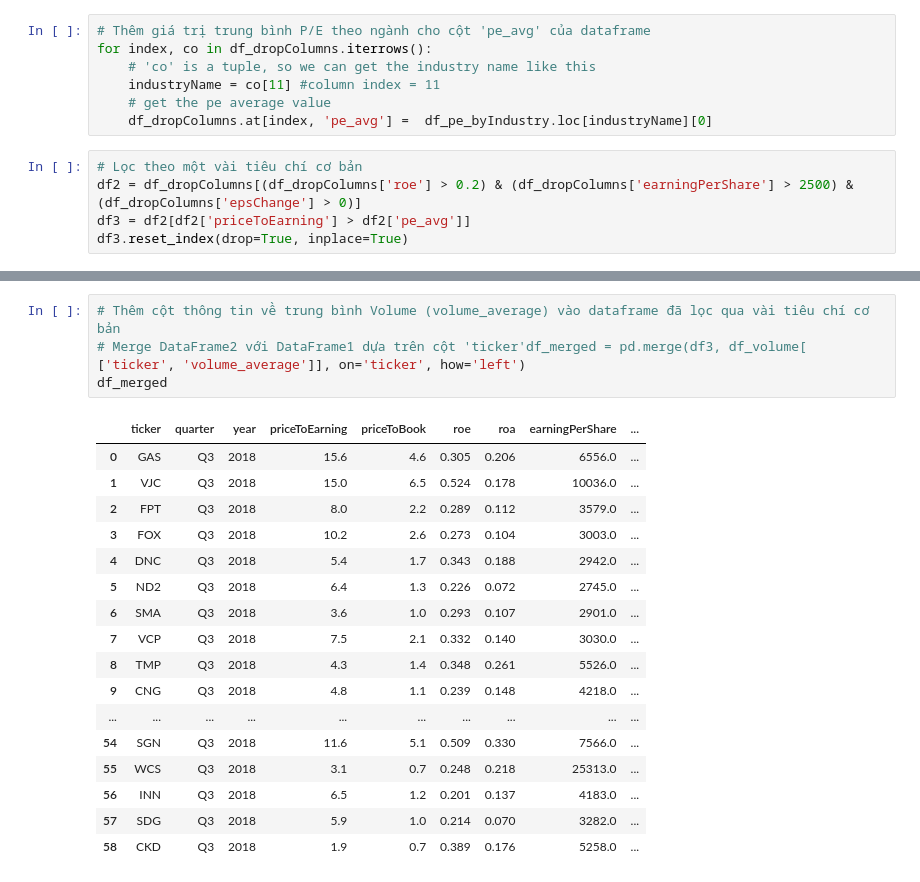
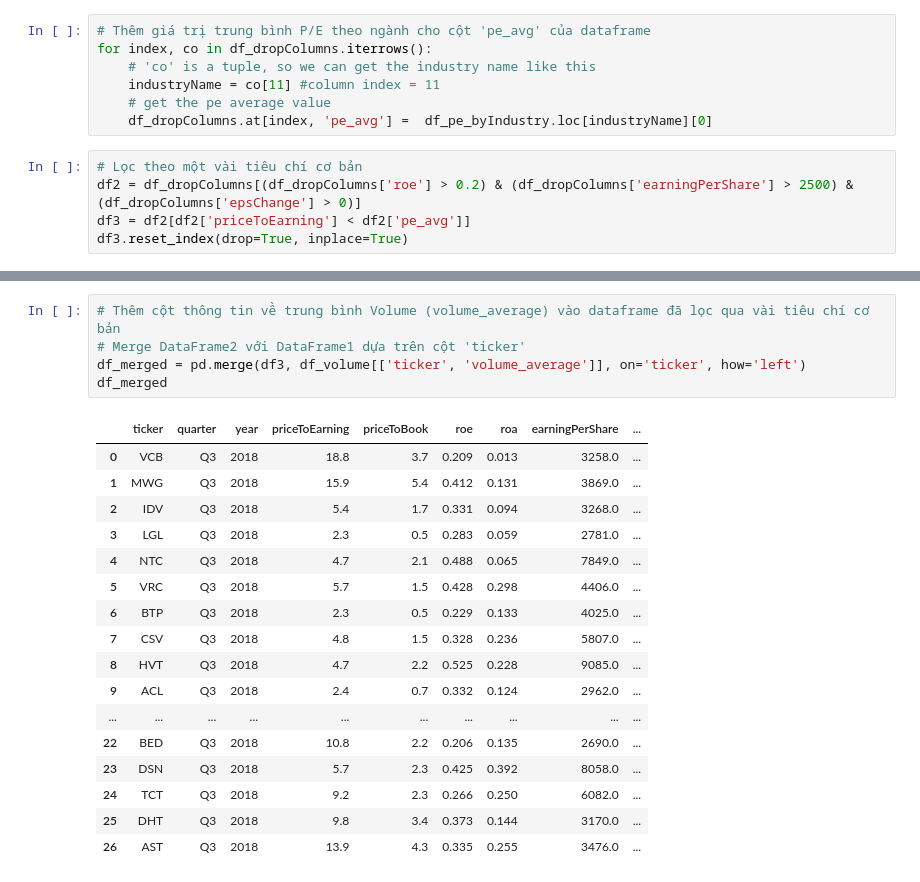
Before and after one commit to jsyizdabet/Attacker-2024, a Jupyter notebook: stock_filtering/past_final.ipynb, the cells around one changed output, grey strips where cells are left out. Cells and saved outputs as stored; diff of their text form.

```diff
--- a/stock_filtering/past_final.ipynb
+++ b/stock_filtering/past_final.ipynb
@@ -56,7 +56,7 @@ for index, co in df_dropColumns.iterrows():
 # %%
 # Lọc theo một vài tiêu chí cơ bản
 df2 = df_dropColumns[(df_dropColumns['roe'] > 0.2) & (df_dropColumns['earningPerShare'] > 2500) & (df_dropColumns['epsChange'] > 0)]
-df3 = df2[df2['priceToEarning'] > df2['pe_avg']]
+df3 = df2[df2['priceToEarning'] < df2['pe_avg']]
 df3.reset_index(drop=True, inplace=True)
 # %%
 print("Total company: ", len(df3))
@@ -115,26 +115,26 @@ mean of last 20  sessions 0.0
 # %%
 # Thêm cột thông tin về trung bình Volume (volume_average) vào dataframe đã lọc qua vài tiêu chí cơ bản
-# Merge DataFrame2 với DataFrame1 dựa trên cột 'ticker'df_merged = pd.merge(df3, df_volume[
-['ticker', 'volume_average']], on='ticker', how='left')
+# Merge DataFrame2 với DataFrame1 dựa trên cột 'ticker'
+df_merged = pd.merge(df3, df_volume[['ticker', 'volume_average']], on='ticker', how='left')
 df_merged
 # %% [output]
 |  | ticker | quarter | year | priceToEarning | priceToBook | roe | roa | earningPerShare | ... |
-| 0 | GAS | Q3 | 2018 | 15.6 | 4.6 | 0.305 | 0.206 | 6556.0 | ... |
-| 1 | VJC | Q3 | 2018 | 15.0 | 6.5 | 0.524 | 0.178 | 10036.0 | ... |
-| 2 | FPT | Q3 | 2018 | 8.0 | 2.2 | 0.289 | 0.112 | 3579.0 | ... |
-| 3 | FOX | Q3 | 2018 | 10.2 | 2.6 | 0.273 | 0.104 | 3003.0 | ... |
-| 4 | DNC | Q3 | 2018 | 5.4 | 1.7 | 0.343 | 0.188 | 2942.0 | ... |
-| 5 | ND2 | Q3 | 2018 | 6.4 | 1.3 | 0.226 | 0.072 | 2745.0 | ... |
-| 6 | SMA | Q3 | 2018 | 3.6 | 1.0 | 0.293 | 0.107 | 2901.0 | ... |
-| 7 | VCP | Q3 | 2018 | 7.5 | 2.1 | 0.332 | 0.140 | 3030.0 | ... |
-| 8 | TMP | Q3 | 2018 | 4.3 | 1.4 | 0.348 | 0.261 | 5526.0 | ... |
-| 9 | CNG | Q3 | 2018 | 4.8 | 1.1 | 0.239 | 0.148 | 4218.0 | ... |
+| 0 | VCB | Q3 | 2018 | 18.8 | 3.7 | 0.209 | 0.013 | 3258.0 | ... |
+| 1 | MWG | Q3 | 2018 | 15.9 | 5.4 | 0.412 | 0.131 | 3869.0 | ... |
+| 2 | IDV | Q3 | 2018 | 5.4 | 1.7 | 0.331 | 0.094 | 3268.0 | ... |
+| 3 | LGL | Q3 | 2018 | 2.3 | 0.5 | 0.283 | 0.059 | 2781.0 | ... |
+| 4 | NTC | Q3 | 2018 | 4.7 | 2.1 | 0.488 | 0.065 | 7849.0 | ... |
+| 5 | VRC | Q3 | 2018 | 5.7 | 1.5 | 0.428 | 0.298 | 4406.0 | ... |
+| 6 | BTP | Q3 | 2018 | 2.3 | 0.5 | 0.229 | 0.133 | 4025.0 | ... |
+| 7 | CSV | Q3 | 2018 | 4.8 | 1.5 | 0.328 | 0.236 | 5807.0 | ... |
+| 8 | HVT | Q3 | 2018 | 4.7 | 2.2 | 0.525 | 0.228 | 9085.0 | ... |
+| 9 | ACL | Q3 | 2018 | 2.4 | 0.7 | 0.332 | 0.124 | 2962.0 | ... |
 | ... | ... | ... | ... | ... | ... | ... | ... | ... | ... |
-| 54 | SGN | Q3 | 2018 | 11.6 | 5.1 | 0.509 | 0.330 | 7566.0 | ... |
-| 55 | WCS | Q3 | 2018 | 3.1 | 0.7 | 0.248 | 0.218 | 25313.0 | ... |
-| 56 | INN | Q3 | 2018 | 6.5 | 1.2 | 0.201 | 0.137 | 4183.0 | ... |
-| 57 | SDG | Q3 | 2018 | 5.9 | 1.0 | 0.214 | 0.070 | 3282.0 | ... |
-| 58 | CKD | Q3 | 2018 | 1.9 | 0.7 | 0.389 | 0.176 | 5258.0 | ... |
+| 22 | BED | Q3 | 2018 | 10.8 | 2.2 | 0.206 | 0.135 | 2690.0 | ... |
+| 23 | DSN | Q3 | 2018 | 5.7 | 2.3 | 0.425 | 0.392 | 8058.0 | ... |
+| 24 | TCT | Q3 | 2018 | 9.2 | 2.3 | 0.266 | 0.250 | 6082.0 | ... |
+| 25 | DHT | Q3 | 2018 | 9.8 | 3.4 | 0.373 | 0.144 | 3170.0 | ... |
+| 26 | AST | Q3 | 2018 | 13.9 | 4.3 | 0.335 | 0.255 | 3476.0 | ... |
 # %%
 # Khối lượng giao dịch 20 phiên gần nhất > 100 ngàn
 df_result = df_merged[df_merged['volume_average'] > 100000]
```
Also changed, not shown: parts of 3 cells of this notebook, 5 other files.
